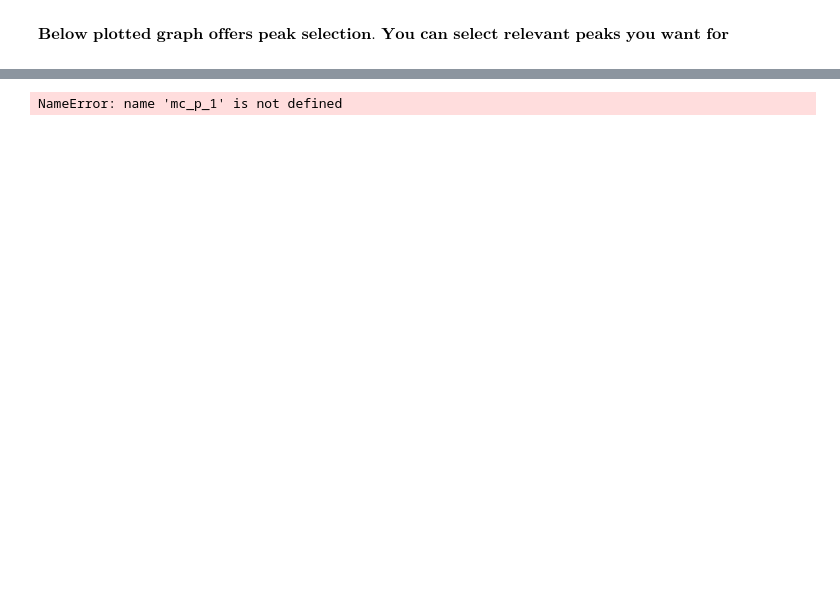
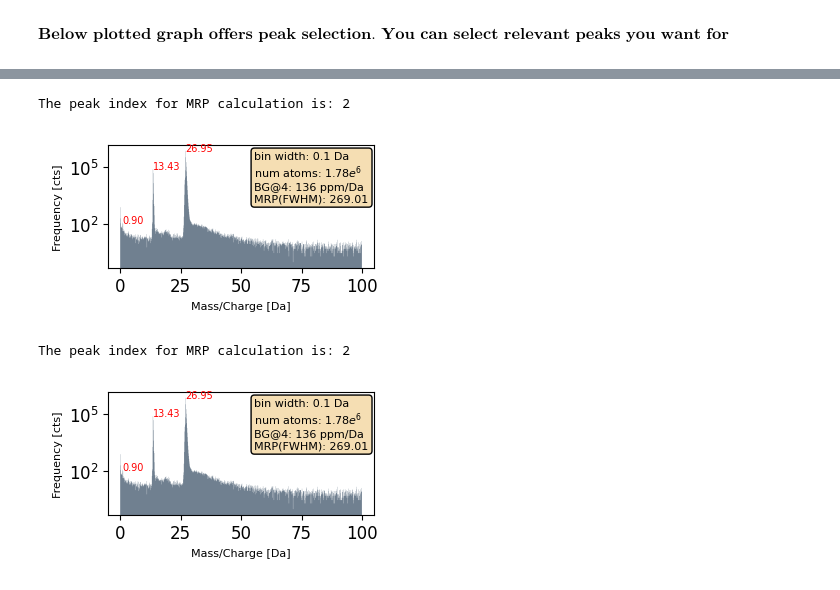
Before and after one commit to mmonajem/pyoxcart, a Jupyter notebook: pyccapt/calibration/tutorials/jupyter_files/02_1_tof_voltage_bowl_calibration.ipynb, the cells around one changed output, grey strips where cells are left out. Drawn from its saved outputs; the diff is of its cells as text; code cells hidden in the pictures; blank space fills up the shorter version.

```diff
--- a/pyccapt/calibration/tutorials/jupyter_files/02_1_tof_voltage_bowl_calibration.ipynb
+++ b/pyccapt/calibration/tutorials/jupyter_files/02_1_tof_voltage_bowl_calibration.ipynb
@@ -514,10 +524,13 @@ data_c
 # %%
 cc = data_c['mc_c (Da)'].to_numpy()
 # cc[cc <= 0] = 0
-peaks_ini, peaks_y_ini, peak_widths_p_ini = tools.hist_plot(mc_p_1[mc_p_1 < 100], 0.1, distance=10, percent=50, prominence=50, selector='peak', plot=True, label='mc')
-peaks_ini, peaks_y_ini, peak_widths_p_ini = tools.hist_plot(cc[cc < 100], 0.1, distance=10, percent=50, prominence=50, selector='peak', plot=True, label='mc')
+peaks_ini, peaks_y_ini, peak_widths_p_ini, _ = tools.hist_plot(mc_p_1[mc_p_1 < 100], 0.1, distance=10, percent=50, prominence=50, selector='peak', peaks_find_plot=True, plot=True, label='mc')
+peaks_ini, peaks_y_ini, peak_widths_p_ini, _ = tools.hist_plot(cc[cc < 100], 0.1, distance=10, percent=50, prominence=50, selector='peak', peaks_find_plot=True, plot=True, label='mc')
 # %% [output]
-NameError: name 'mc_p_1' is not defined
+The peak index for MRP calculation is: 2
+[figure, added]
+The peak index for MRP calculation is: 2
+[figure, added]
 # %%
 # save the new data
 name_save_file = variables.result_path + '//' + dataset_name + '.h5'
```
Also changed, not shown: parts of 16 cells of this notebook, 9 other files.
